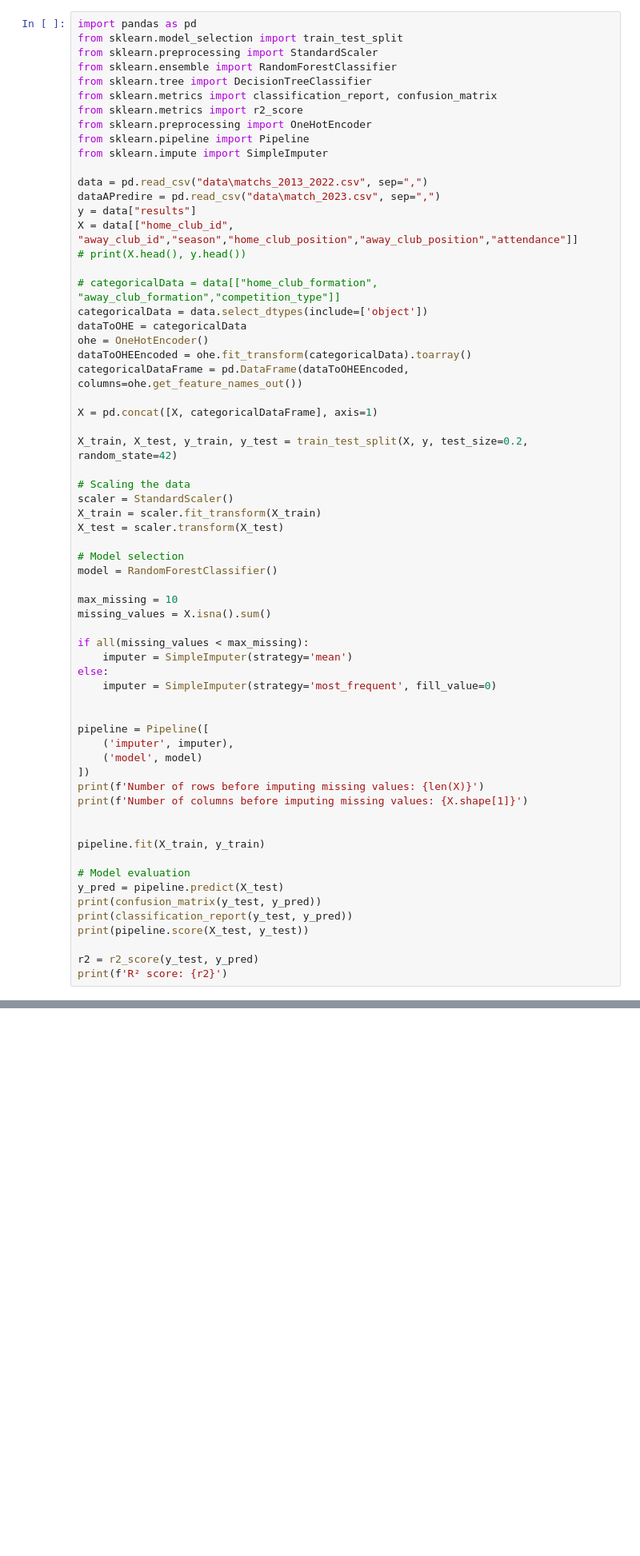
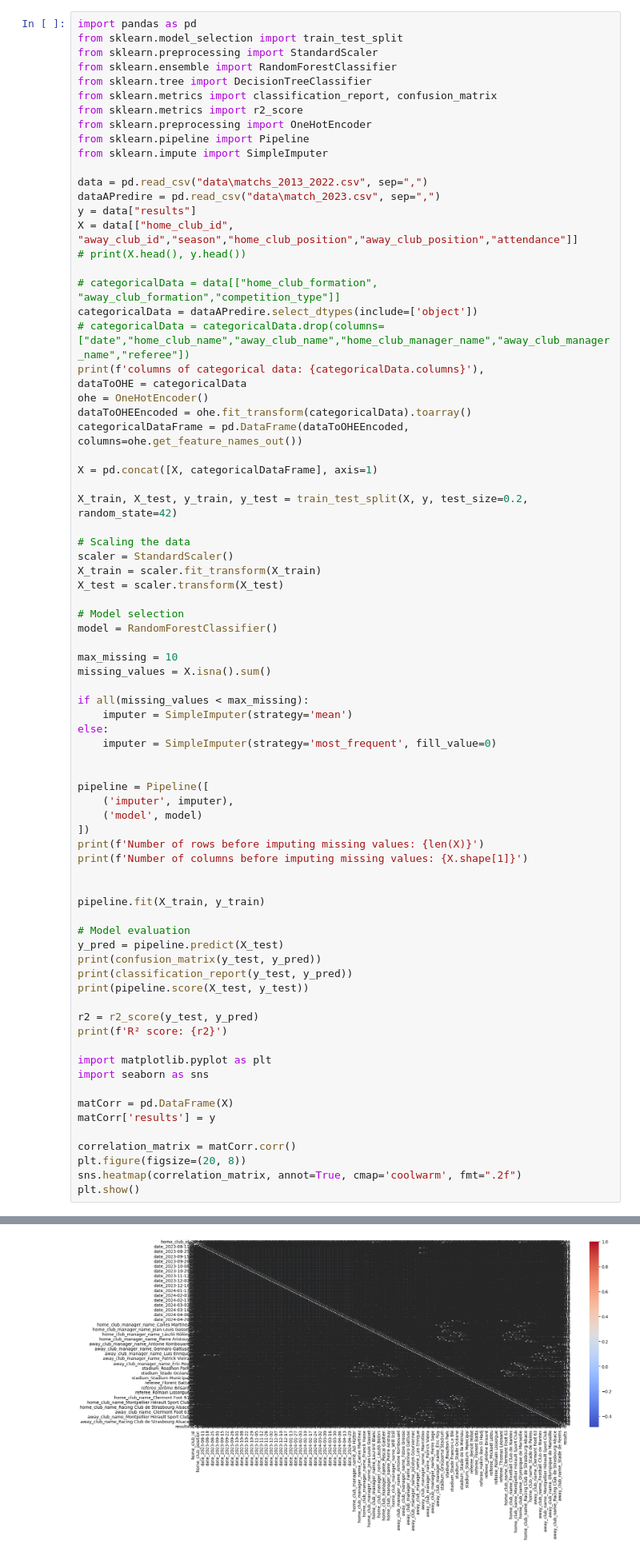
Before and after one commit to Nasotro/Projet, a Jupyter notebook: bordelV2.ipynb, the cells around one changed output, grey strips where cells are left out. Shown: that part at 80% size. Saved outputs shown, nothing was run; the diff lists cells and outputs as text; blank space fills up the shorter version.

Commit message:
tableau de correlation (t'as peur)

```diff
--- a/bordelV2.ipynb
+++ b/bordelV2.ipynb
@@ -17,7 +17,9 @@ X = data[["home_club_id", "away_club_id","season","home_club_position","away_clu
 # print(X.head(), y.head())
 
 # categoricalData = data[["home_club_formation", "away_club_formation","competition_type"]]
-categoricalData = data.select_dtypes(include=['object'])
+categoricalData = dataAPredire.select_dtypes(include=['object'])
+# categoricalData = categoricalData.drop(columns=["date","home_club_name","away_club_name","home_club_manager_name","away_club_manager_name","referee"])
+print(f'columns of categorical data: {categoricalData.columns}'),
 dataToOHE = categoricalData
 ohe = OneHotEncoder()
 dataToOHEEncoded = ohe.fit_transform(categoricalData).toarray()
@@ -62,4 +64,15 @@ print(pipeline.score(X_test, y_test))
 
 r2 = r2_score(y_test, y_pred)
 print(f'R² score: {r2}')
+
+import matplotlib.pyplot as plt
+import seaborn as sns
+
+matCorr = pd.DataFrame(X)
+matCorr['results'] = y
+
+correlation_matrix = matCorr.corr()
+plt.figure(figsize=(20, 8))
+sns.heatmap(correlation_matrix, annot=True, cmap='coolwarm', fmt=".2f")
+plt.show()
 # %% [output]
@@ -82,0 +99 @@ R² score: -0.20442679057683177
+[figure, added]
```
Also changed, not shown: parts of 1 cell of this notebook.
